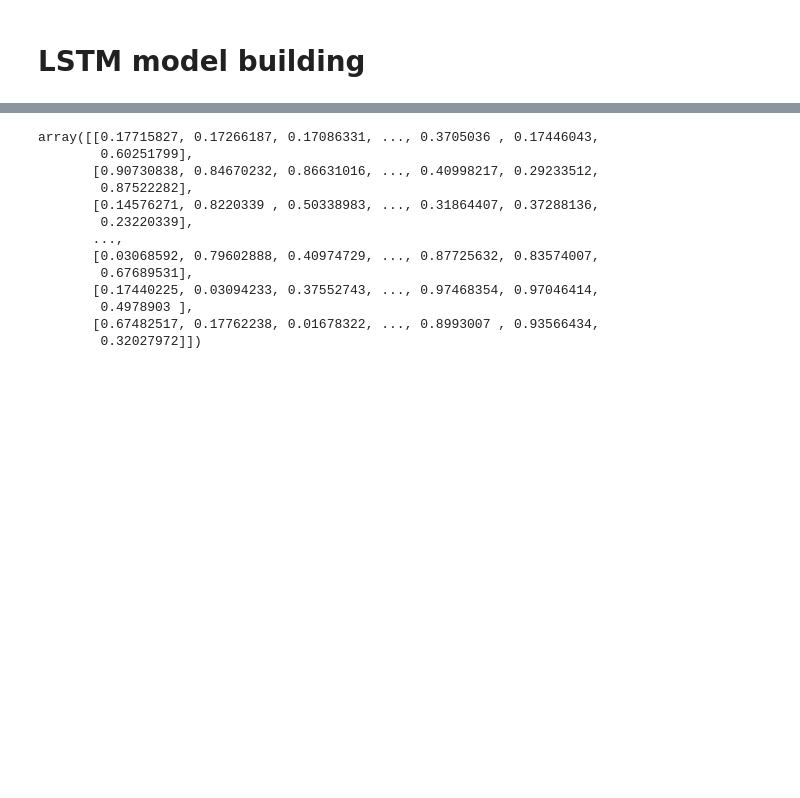
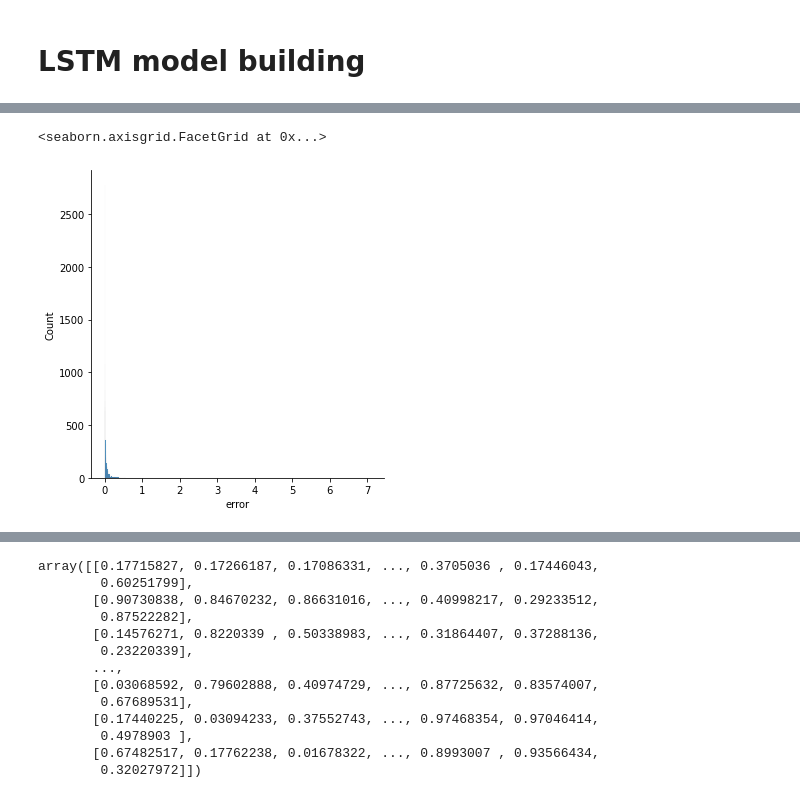
Before and after one commit to Bibhash123/competition_quickstart_dataloader, a Jupyter notebook: Ideas.ipynb, the cells around one changed output, grey strips where cells are left out. Cells and saved outputs as stored; diff of their text form; code cells hidden in the pictures; blank space fills up the shorter version.

```diff
--- a/Ideas.ipynb
+++ b/Ideas.ipynb
@@ -222,0 +229,5 @@ error[error['error']==np.max(error['error'])]
+# %%
+sns.displot(error['error'])
+# %% [output]
+<seaborn.axisgrid.FacetGrid at 0x...>
+[figure, added]
```
Also changed, not shown: parts of 9 cells of this notebook.
